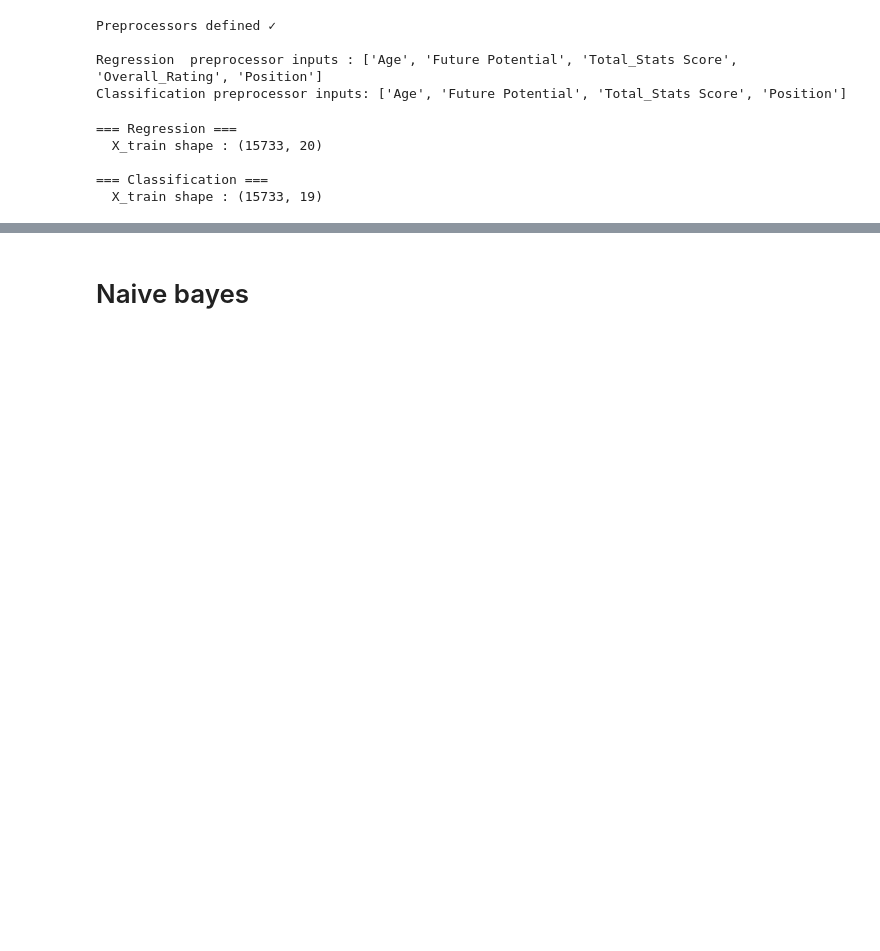
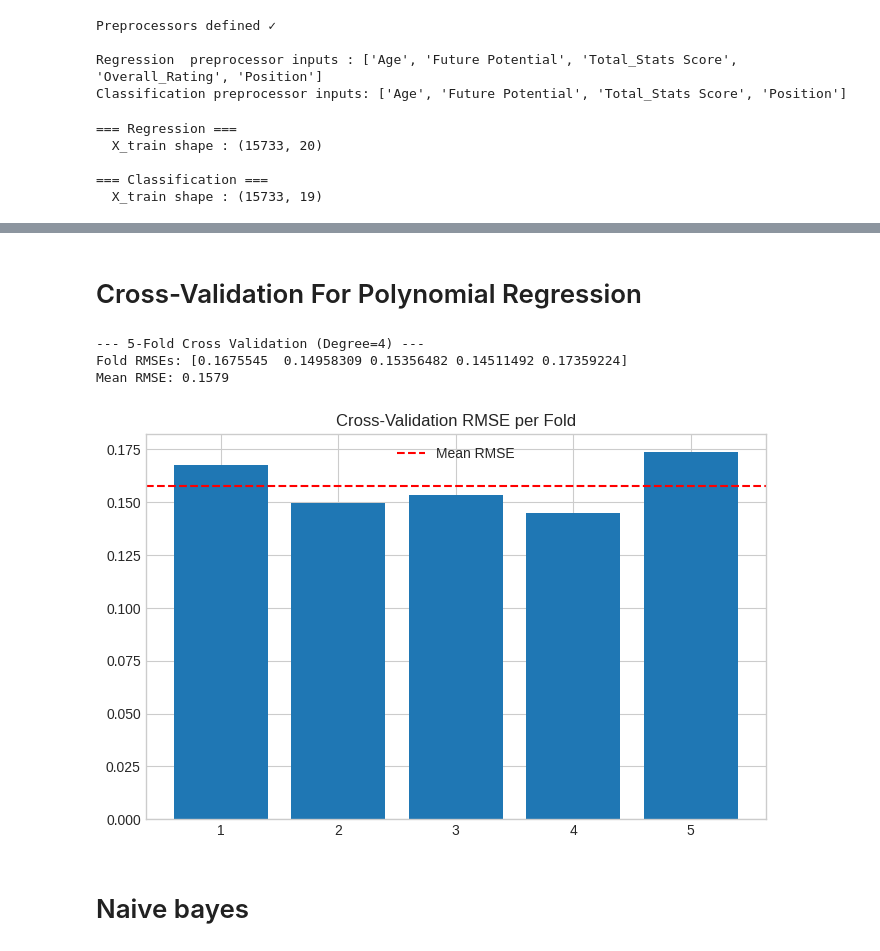
Before and after one commit to youssef28m/fifa-performance-analysis, a Jupyter notebook: main.ipynb, the cells around one changed output, grey strips where cells are left out. Cells and saved outputs as stored; diff of their text form; code cells hidden in the pictures; blank space fills up the shorter version.

```diff
--- a/main.ipynb
+++ b/main.ipynb
@@ -323,0 +599,18 @@ print(f"  X_train shape : {X_train_clf.shape}")
+# %% [markdown]
+# Cross-Validation For Polynomial Regression
+# %%
+# 4. Cross-Validation Model Selection
+if ridge_rmse < lasso_rmse:
+    best_model_type = 'Ridge'
+    best_alpha = best_ridge_alpha
+else:
+    best_model_type = 'Lasso'
+    best_alpha = best_lasso_alpha
+
+# 5. Cross-Validation
+perform_kfold_cv(X_train, y_reg_train, best_degree, best_alpha, best_model_type, RANDOM_STATE)
+# %% [output]
+--- 5-Fold Cross Validation (Degree=4) ---
+Fold RMSEs: [0.1675545  0.14958309 0.15356482 0.14511492 0.17359224]
+Mean RMSE: 0.1579
+[figure, added]
```
Also changed, not shown: parts of 20 cells of this notebook.
